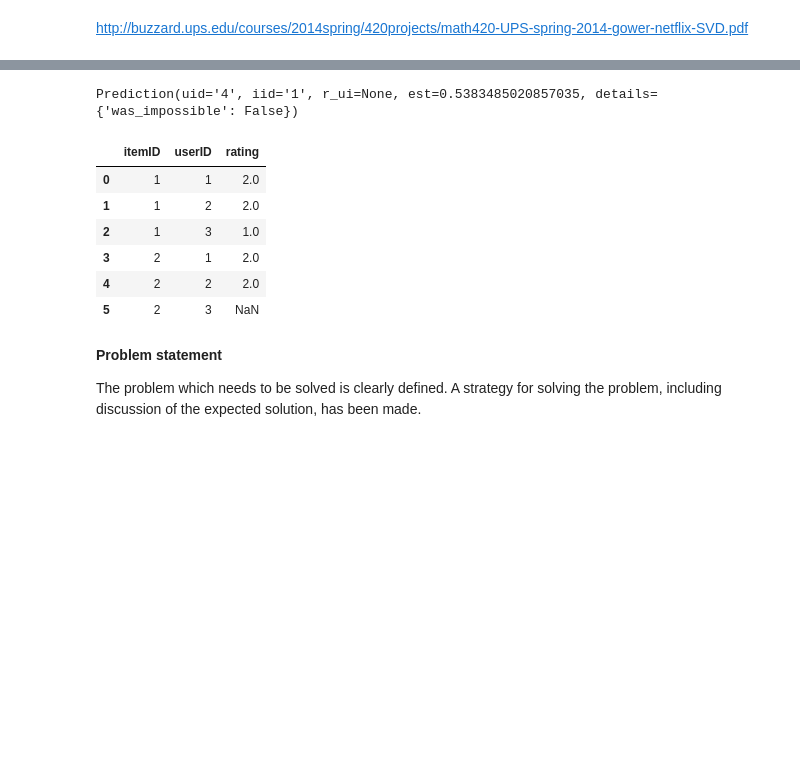
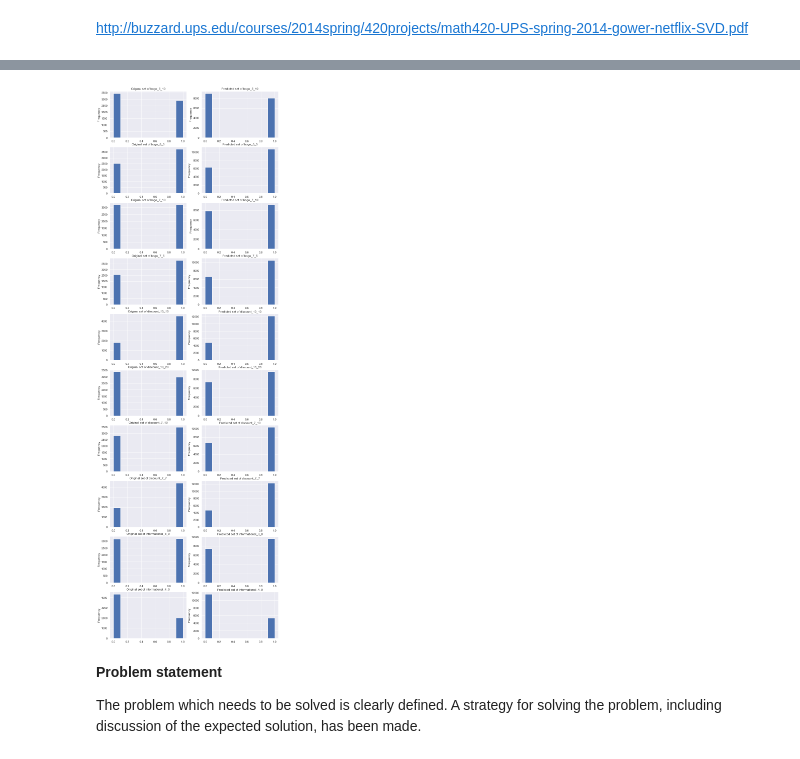
Before and after one commit to Kusainov/funksvd-starbucks, a Jupyter notebook: Starbucks_Capstone_notebook.ipynb, the cells around one changed output, grey strips where cells are left out. Cells and saved outputs as stored; diff of their text form; code cells hidden in the pictures; blank space fills up the shorter version.

```diff
--- a/Starbucks_Capstone_notebook.ipynb
+++ b/Starbucks_Capstone_notebook.ipynb
@@ -1778,0 +1856,10 @@ The result is promising taking into consideration how sparse the matrices are. C
+# %%
+#apply model using best parameters
+user_mat, offer_mat = FunkSVD (np.matrix (user_item_matrix), latent_features=5, learning_rate=0.005, iters=100, verbose=False)
+
+prediction= np.abs(np.round (np.dot(user_mat, offer_mat)))
+predict_matrix = pd.DataFrame (prediction, index = user_item_matrix.index, columns = user_item_matrix.columns)
+
+#inspect some user_id / offer comparing to the actual values.
+display (user_item_matrix.head (n=10))
+display (predict_matrix.head (n=10))
@@ -1778,0 +1891,10 @@ The result is promising taking into consideration how sparse the matrices are. C
+# %%
+#verify if any overfitting presented in the predicted matrix
+k=False
+for j in predict_matrix.columns:
+    if predict_matrix[j].nunique()>2:
+        k=True
+        print ('Model is overfitting')
+        break
+if k==False:
+    print ('Model is NOT overfitting')
@@ -1874,14 +1906,0 @@ Prediction(uid='3', iid='2', r_ui=None, est=0.5383485020857035, details={'was_im
-# %%
-algo.predict ('4', '1')
-# %% [output]
-Prediction(uid='4', iid='1', r_ui=None, est=0.5383485020857035, details={'was_impossible': False})
-# %%
-df1
-# %% [output]
-|  | itemID | userID | rating |
-| 0 | 1 | 1 | 2.0 |
-| 1 | 1 | 2 | 2.0 |
-| 2 | 1 | 3 | 1.0 |
-| 3 | 2 | 1 | 2.0 |
-| 4 | 2 | 2 | 2.0 |
-| 5 | 2 | 3 | NaN |
@@ -1891,3 +1911,20 @@ df1
+# %%
+#comparing proportion of positive and negative reaction to the offers in original dataset and predicted
+fig, axes = plt.subplots (nrows=10, ncols=2, figsize = (12,40))
+
+for i,j in subtype_dict.items():
+    user_item_matrix [j].plot (kind = 'hist',
+                    title = 'Original set of '+str(i),
+                    ax = axes [j-1,0]
+                      )
+    predict_matrix [j].plot (kind = 'hist',
+                    title = 'Predicted set of '+str(i),
+                    ax = axes [j-1,1]
+                    )
+
+plt.show()
+# %% [output]
+[figure, added]
 # %% [markdown]
 **Problem statement**
 
```
Also changed, not shown: parts of 44 cells of this notebook, 2 other files.
